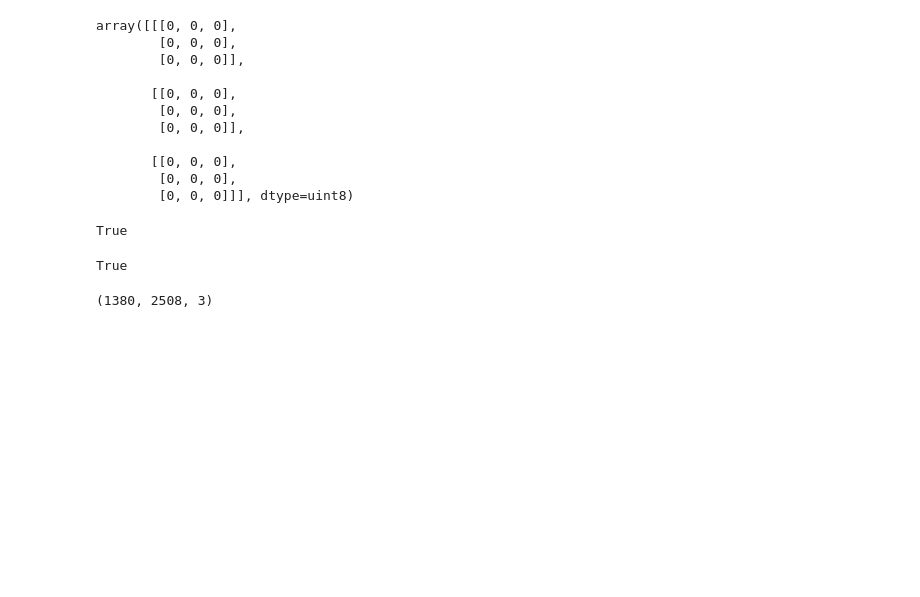
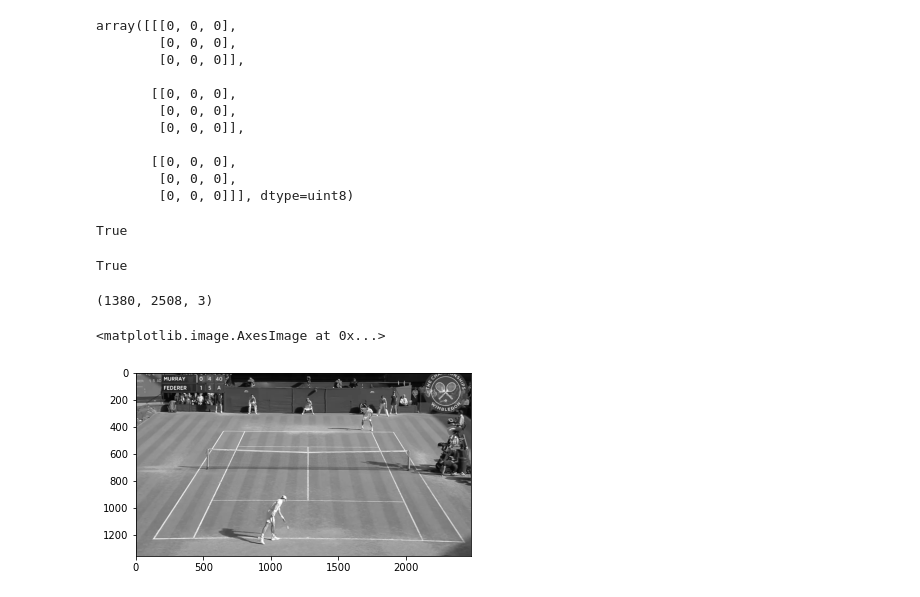
Before and after one commit to Moogun/img_processing, a Jupyter notebook: cv2_basic .ipynb, the cells around one changed output. Drawn from its saved outputs; the diff is of its cells as text; code cells hidden in the pictures; blank space fills up the shorter version.

Commit message:
successful thresholding and segmentation try

```diff
--- a/cv2_basic .ipynb
+++ b/cv2_basic .ipynb
@@ -54,3 +56,27 @@ t.shape
 
 # check out this
 ## geeks for geeks https://www.geeksforgeeks.org/python-opencv-cv2-cvtcolor-method/
+# %%
+# Thresholding
+tn1 = cv2.imread('tn1.png') # or JPG
+img = cv2.cvtColor(tn1, cv2.COLOR_BGR2GRAY)
+
+# 1. SIMPLE   - cv2.threshold         -- img, thresholdVal, maxVal, thresholdType
+# 2. Adaptive - cv2.adaptiveThreshold -- img, maxVal, adaptiveMethod(mean / gaussian), thresholdType, blocksize, constant
+# 3. Otsu     - cv2.otsuThreshold     --
+
+# applying different thresholding techniques on the input image
+# all pixels value above 120 will be set to 255 in the case of THRESH_BINARY
+ret, thresh1 = cv2.threshold(img, 120, 255, cv2.THRESH_BINARY)
+ret, thresh2 = cv2.threshold(img, 120, 255, cv2.THRESH_BINARY_INV)
+ret, thresh3 = cv2.threshold(img, 120, 255, cv2.THRESH_TRUNC)
+ret, thresh4 = cv2.threshold(img, 120, 255, cv2.THRESH_TOZERO)
+ret, thresh5 = cv2.threshold(img, 120, 255, cv2.THRESH_TOZERO_INV)
+
+# refer to geeksforgeeks for explanations of each flag
+# https://www.geeksforgeeks.org/python-thresholding-techniques-using-opencv-set-1-simple-thresholding/
+# %%
+plt.imshow(img, cmap='gray')
+# %% [output]
+<matplotlib.image.AxesImage at 0x...>
+[figure, added]
```
Also changed, not shown: parts of 13 cells of this notebook.
